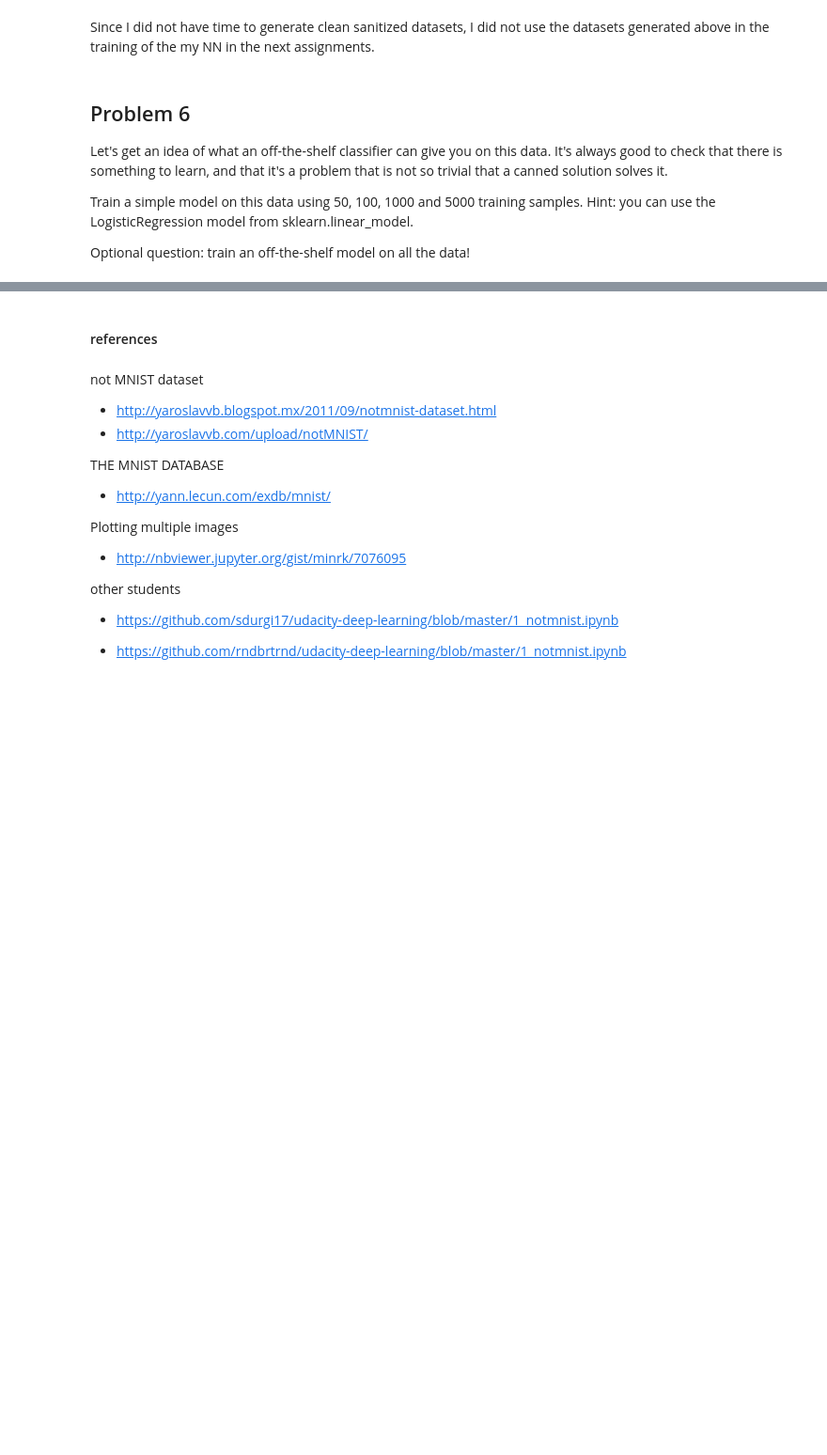
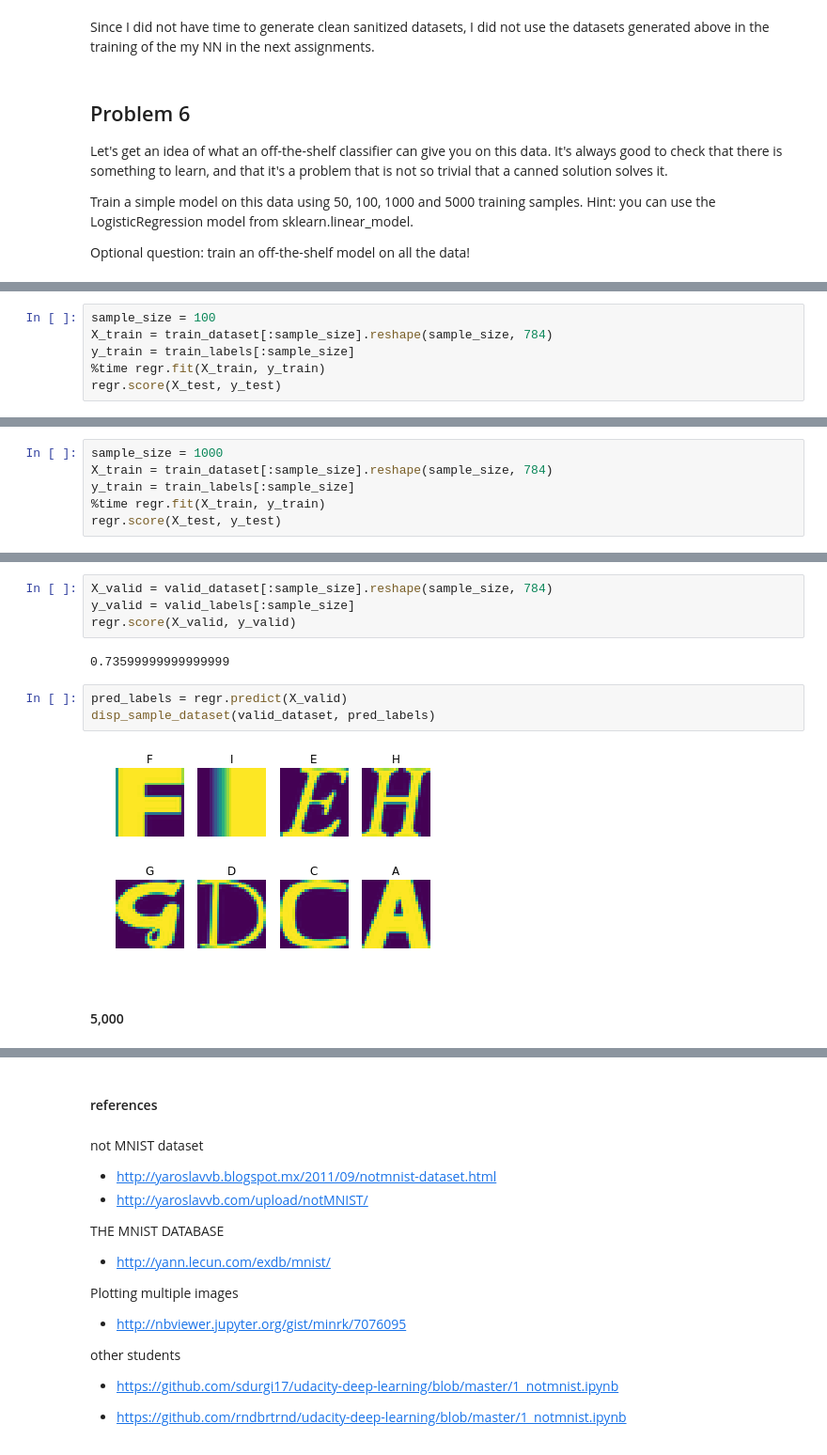
Before and after one commit to patadadeburro/deep_learning_uda730, a Jupyter notebook: assignement_1.ipynb, the cells around one changed output, grey strips where cells are left out. Shown at 94% size. Drawn from its saved outputs; the diff is of its cells as text; blank space fills up the shorter version.

```diff
--- a/assignement_1.ipynb
+++ b/assignement_1.ipynb
@@ -870,0 +893,6 @@ Optional question: train an off-the-shelf model on all the data!
+# %%
+sample_size = 100
+X_train = train_dataset[:sample_size].reshape(sample_size, 784)
+y_train = train_labels[:sample_size]
+%time regr.fit(X_train, y_train)
+regr.score(X_test, y_test)
@@ -870,0 +904,6 @@ Optional question: train an off-the-shelf model on all the data!
+# %%
+sample_size = 1000
+X_train = train_dataset[:sample_size].reshape(sample_size, 784)
+y_train = train_labels[:sample_size]
+%time regr.fit(X_train, y_train)
+regr.score(X_test, y_test)
@@ -870,0 +913,13 @@ Optional question: train an off-the-shelf model on all the data!
+# %%
+X_valid = valid_dataset[:sample_size].reshape(sample_size, 784)
+y_valid = valid_labels[:sample_size]
+regr.score(X_valid, y_valid)
+# %% [output]
+0.73599999999999999
+# %%
+pred_labels = regr.predict(X_valid)
+disp_sample_dataset(valid_dataset, pred_labels)
+# %% [output]
+[figure, added]
+# %% [markdown]
+#### 5,000
```
Also changed, not shown: parts of 32 cells of this notebook.
